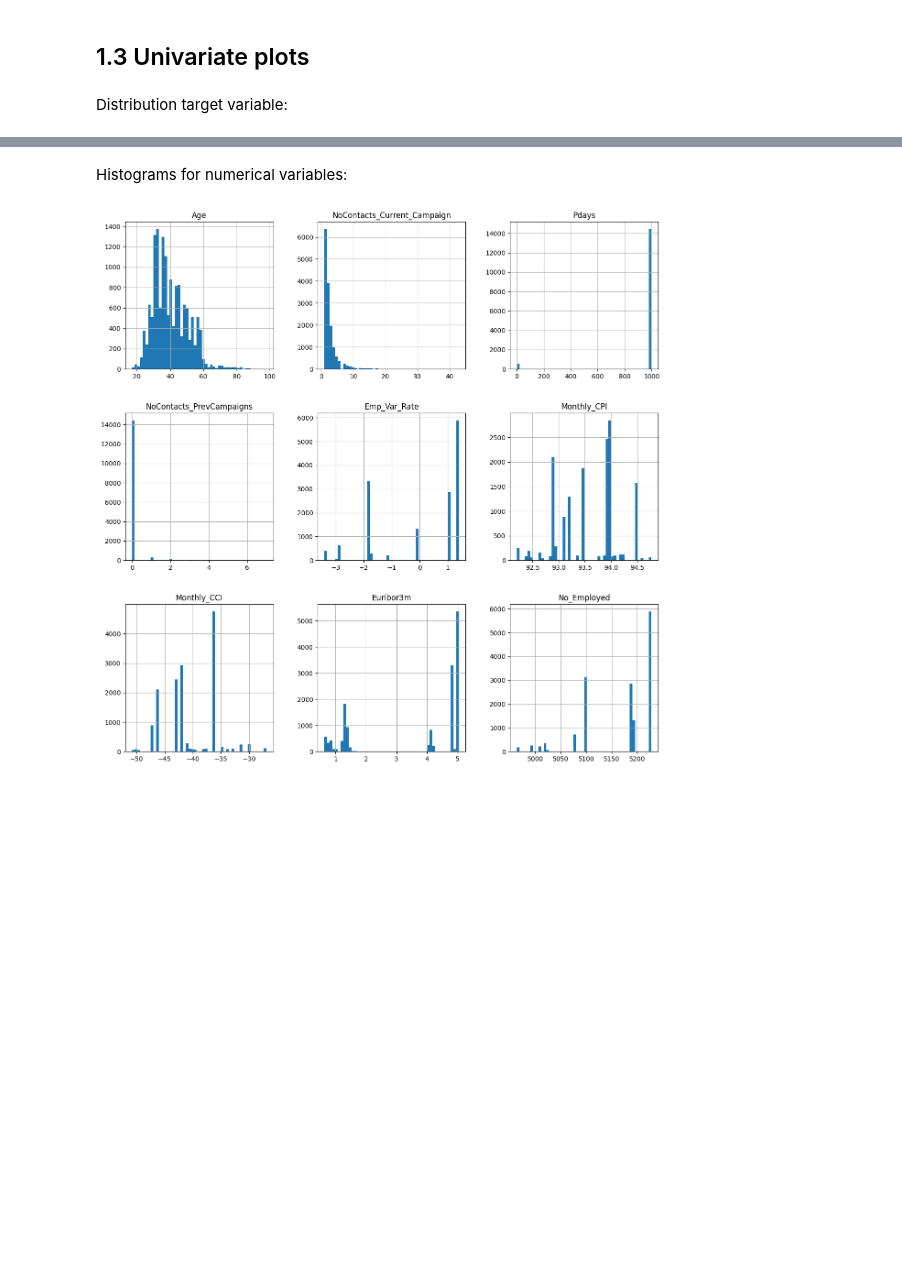
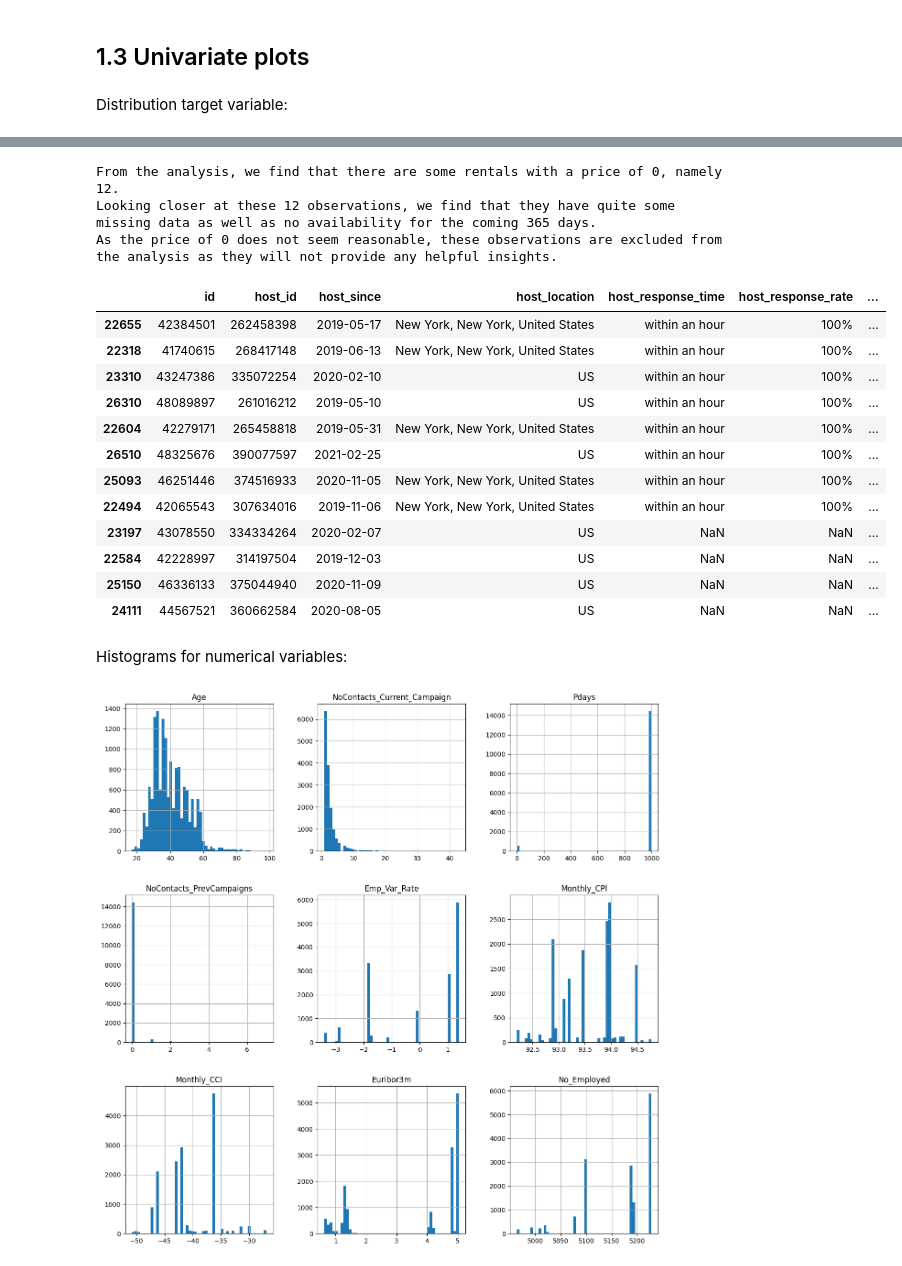
Before and after one commit to jaspersprakel/queueing_book, a Jupyter notebook: notebooks/emas_case1.ipynb, the cells around one changed output, grey strips where cells are left out. Drawn from its saved outputs; the diff is of its cells as text; code cells hidden in the pictures; blank space fills up the shorter version.

```diff
--- a/notebooks/emas_case1.ipynb
+++ b/notebooks/emas_case1.ipynb
@@ -200,0 +221,23 @@ cat_var = ["Sex", "Job", "Marital_Status", "Education_Level", "Credit_Default",
+# %%
+print(f"From the analysis, we find that there are some rentals with a price of 0, namely {(train_df['price'] == 0).sum()}.")
+print(f"Looking closer at these {(train_df['price'] == 0).sum()} observations, we find that they have quite some missing data as well as no availability for the coming 365 days.")
+print("As the price of 0 does not seem reasonable, these observations are excluded from the analysis as they will not provide any helpful insights.")
+
+train_df[train_df["price"] == 0]
+# %% [output]
+From the analysis, we find that there are some rentals with a price of 0, namely 12.
+Looking closer at these 12 observations, we find that they have quite some missing data as well as no availability for the coming 365 days.
+As the price of 0 does not seem reasonable, these observations are excluded from the analysis as they will not provide any helpful insights.
+|  | id | host_id | host_since | host_location | host_response_time | host_response_rate | ... |
+| 22655 | 42384501 | 262458398 | 2019-05-17 | New York, New York, United States | within an hour | 100% | ... |
+| 22318 | 41740615 | 268417148 | 2019-06-13 | New York, New York, United States | within an hour | 100% | ... |
+| 23310 | 43247386 | 335072254 | 2020-02-10 | US | within an hour | 100% | ... |
+| 26310 | 48089897 | 261016212 | 2019-05-10 | US | within an hour | 100% | ... |
+| 22604 | 42279171 | 265458818 | 2019-05-31 | New York, New York, United States | within an hour | 100% | ... |
+| 26510 | 48325676 | 390077597 | 2021-02-25 | US | within an hour | 100% | ... |
+| 25093 | 46251446 | 374516933 | 2020-11-05 | New York, New York, United States | within an hour | 100% | ... |
+| 22494 | 42065543 | 307634016 | 2019-11-06 | New York, New York, United States | within an hour | 100% | ... |
+| 23197 | 43078550 | 334334264 | 2020-02-07 | US | NaN | NaN | ... |
+| 22584 | 42228997 | 314197504 | 2019-12-03 | US | NaN | NaN | ... |
+| 25150 | 46336133 | 375044940 | 2020-11-09 | US | NaN | NaN | ... |
+| 24111 | 44567521 | 360662584 | 2020-08-05 | US | NaN | NaN | ... |
```
Also changed, not shown: parts of 23 cells of this notebook.
